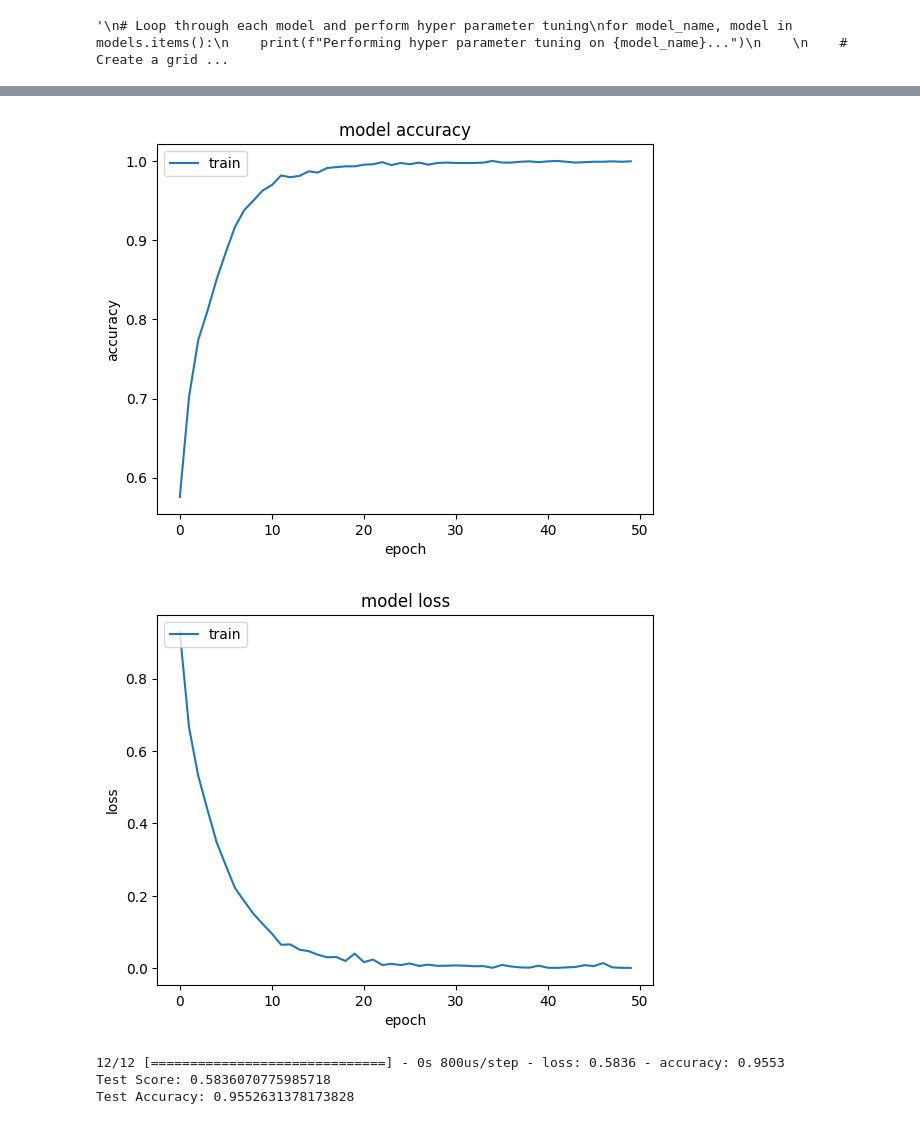
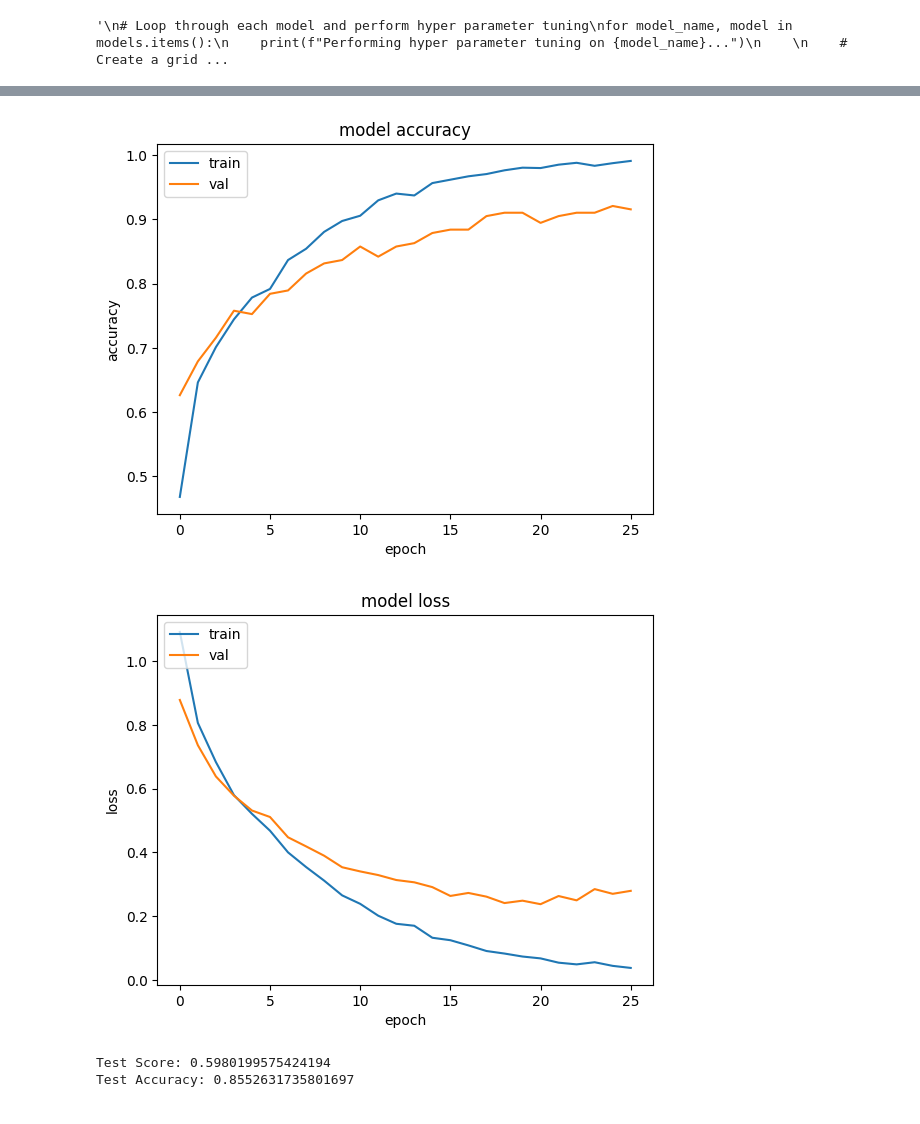
Before and after one commit to mathewsjoyy/Project_Code_Year3, a Jupyter notebook: Code/project.ipynb, the cells around one changed output, grey strips where cells are left out. Drawn from its saved outputs; the diff is of its cells as text; code cells hidden in the pictures.

Commit message:
implemented early stopping and validation set in ANN

```diff
--- a/Code/project.ipynb
+++ b/Code/project.ipynb
@@ -690,23 +688,35 @@ model.add(tf.keras.layers.Dense(3, activation='softmax'))
 
 model.summary()
 
-model.compile(loss = 'categorical_crossentropy', metrics=['accuracy'])
+model.compile(loss = 'categorical_crossentropy', metrics=['accuracy', 'Precision', 'Recall'], optimizer='adam')
 
-history = model.fit(X_train, y_train, epochs=50)
 
-#accuracy history
+from tensorflow.keras.callbacks import EarlyStopping
+# Define the EarlyStopping callback
+early_stopping = EarlyStopping(monitor='val_loss', patience=3, restore_best_weights=True)
+
+
+# https://stackoverflow.com/questions/51768594/tensorflow-on-what-does-the-batch-size-depend
+history = model.fit(X_train, y_train, epochs=50, batch_size=64, validation_split=0.1, callbacks=[early_stopping])
+
+# How to interpret the loss and accuracy values from the history object
+# https://stackoverflow.com/questions/51704808/what-is-the-difference-between-loss-accuracy-validation-loss-validation-accur
+
+# Plot accuracy history
 plt.plot(history.history['accuracy'])
+plt.plot(history.history['val_accuracy'])
 plt.title('model accuracy')
 plt.ylabel('accuracy')
 plt.xlabel('epoch')
-plt.legend(['train'], loc='upper left')
+plt.legend(['train', 'val'], loc='upper left')
 plt.show()
 
-#loss history
+# Plot loss history
 plt.plot(history.history['loss'])
+plt.plot(history.history['val_loss'])
 plt.title('model loss')
 plt.ylabel('loss')
 plt.xlabel('epoch')
-plt.legend(['train'], loc='upper left')
+plt.legend(['train', 'val'], loc='upper left')
 plt.show()
 # %% [output]
@@ -730,11 +740,10 @@ Epoch 50/50
-[figure, old version]
+[figure, new version]
-[figure, old version]
+[figure, new version]
 # %%
 score = model.evaluate(X_test, y_test, verbose=1)
 
 print("Test Score:", score[0])
 print("Test Accuracy:", score[1])
 # %% [output]
-12/12 [==============================] - 0s 800us/step - loss: 0.5836 - accuracy: 0.9553
-Test Score: 0.5836070775985718
-Test Accuracy: 0.9552631378173828
+Test Score: 0.5980199575424194
+Test Accuracy: 0.8552631735801697
```
Also changed, not shown: parts of 2 cells of this notebook.
